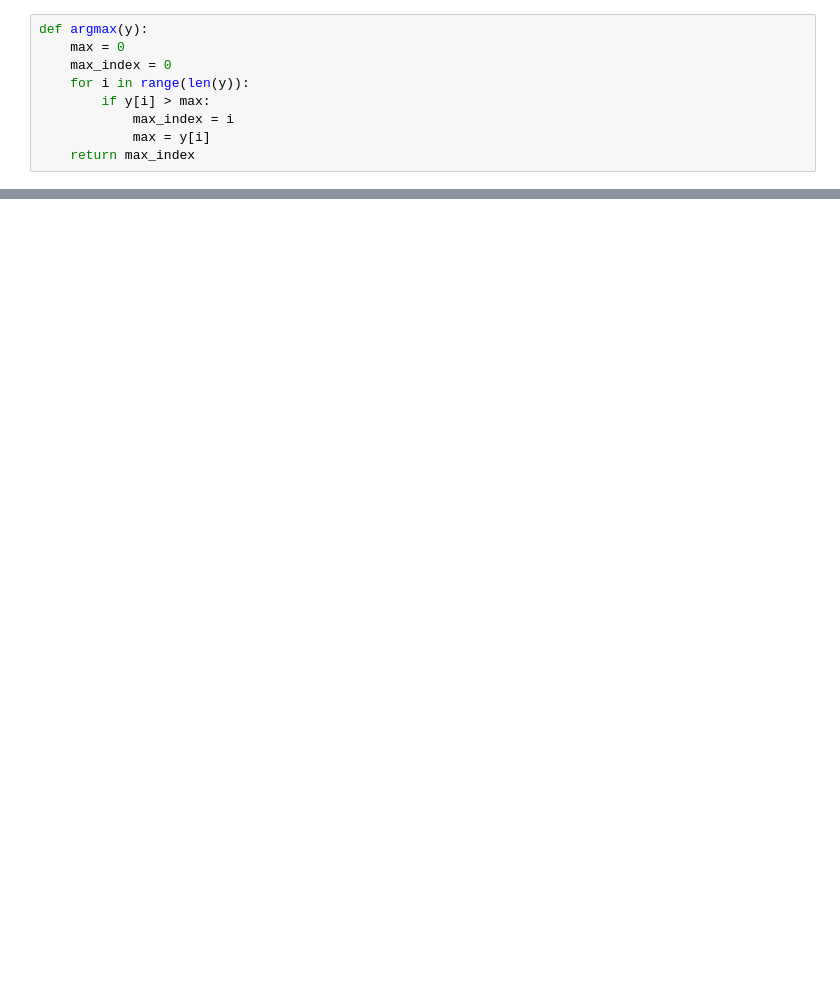
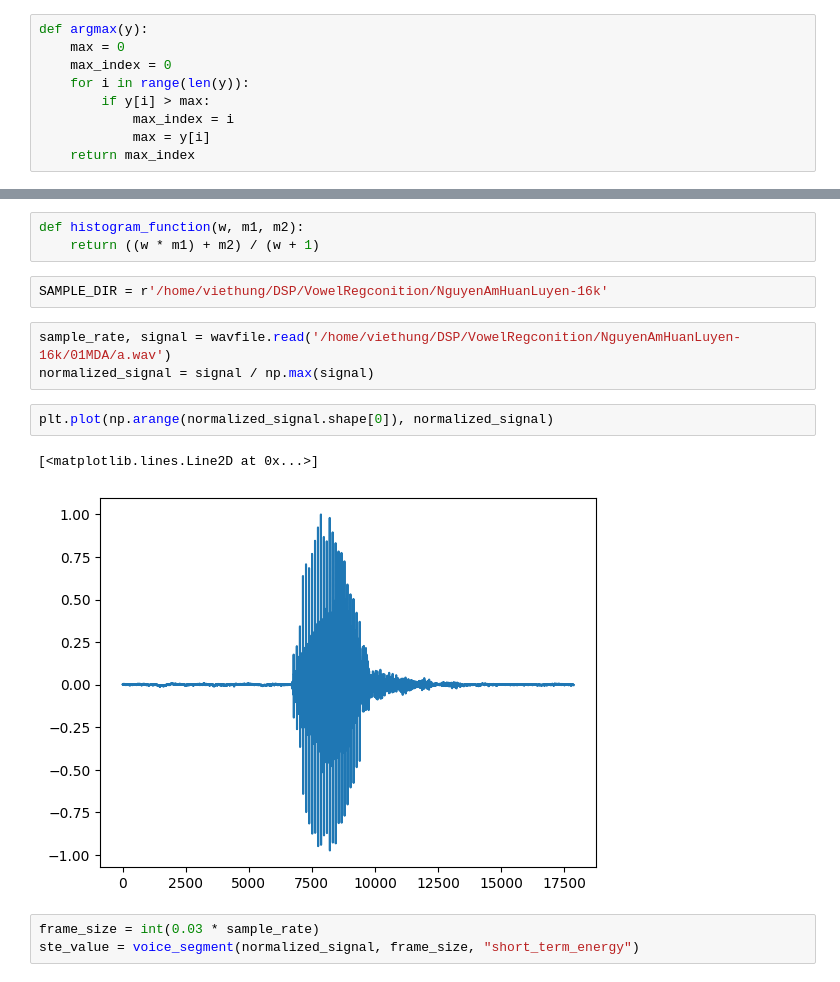
Before and after one commit to hungsvdut2k2/DSP, a Jupyter notebook: VowelRegconition/find_threshold.ipynb, the cells around one changed output, grey strips where cells are left out. Saved outputs shown, nothing was run; the diff lists cells and outputs as text; blank space fills up the shorter version.

```diff
--- a/VowelRegconition/find_threshold.ipynb
+++ b/VowelRegconition/find_threshold.ipynb
@@ -138,0 +55,16 @@ plt.show()
+# %%
+def histogram_function(w, m1, m2):
+    return ((w * m1) + m2) / (w + 1)
+# %%
+SAMPLE_DIR = r'/home/viethung/DSP/VowelRegconition/NguyenAmHuanLuyen-16k'
+# %%
+sample_rate, signal = wavfile.read('/home/viethung/DSP/VowelRegconition/NguyenAmHuanLuyen-16k/01MDA/a.wav')
+normalized_signal = signal / np.max(signal)
+# %%
+plt.plot(np.arange(normalized_signal.shape[0]), normalized_signal)
+# %% [output]
+[<matplotlib.lines.Line2D at 0x...>]
+[figure, added]
+# %%
+frame_size = int(0.03 * sample_rate)
+ste_value = voice_segment(normalized_signal, frame_size, "short_term_energy")
```
Also changed, not shown: parts of 23 cells of this notebook.
